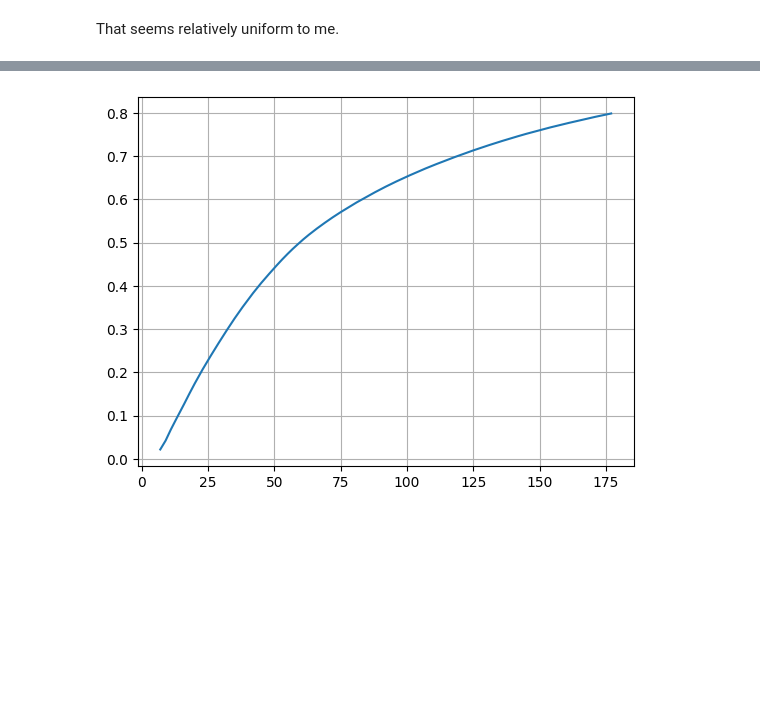
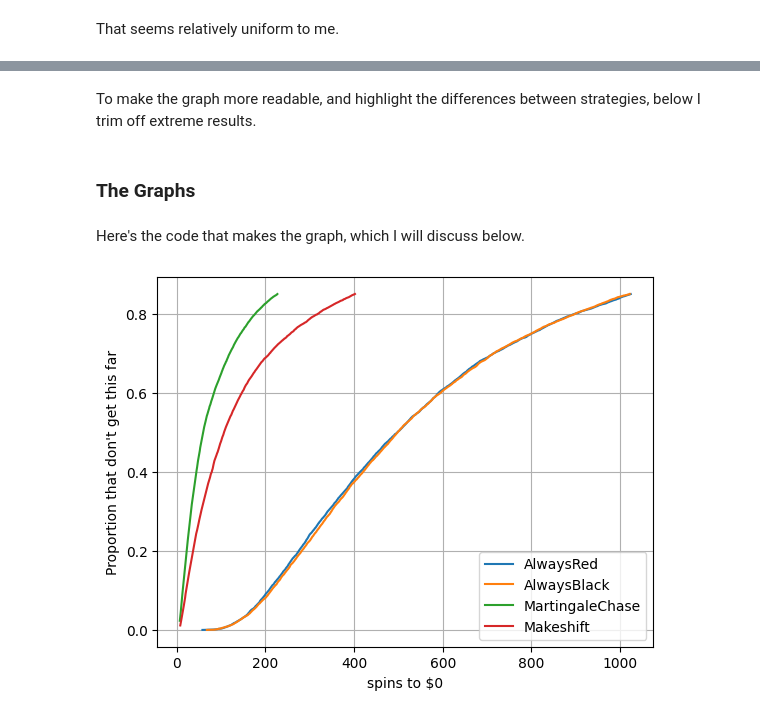
Before and after one commit to TecKnow/python-roulette, a Jupyter notebook: roulette.ipynb, the cells around one changed output, grey strips where cells are left out. Drawn from its saved outputs; the diff is of its cells as text; code cells hidden in the pictures; blank space fills up the shorter version.

Commit message:
Add Makeshift strategy, display results

```diff
--- a/roulette.ipynb
+++ b/roulette.ipynb
@@ -233,0 +292,3 @@ martingale_frequencies_trimmed = [x for x in martingale_frequencies_cumulative i
+# %%
+strategy_samples_run_lengths = {k: [len(i) for i in v] for k, v in strategy_samples.items() for i in v}
+strategy_run_length_frequency_counters = {k: Counter(v) for k, v in strategy_samples_run_lengths.items()}
@@ -233,0 +297,2 @@ martingale_frequencies_trimmed = [x for x in martingale_frequencies_cumulative i
+# %%
+strategy_runs_normalized = {strat: sorted(((run, count/counter.total()) for run, count in counter.items())) for strat, counter in strategy_run_length_frequency_counters.items() }
@@ -234,7 +301,22 @@ martingale_frequencies_trimmed = [x for x in martingale_frequencies_cumulative i
+# %%
+strategy_runs_cumulative = {strat: list(zip([run_len[0] for run_len in runs], itertools.accumulate([run_len[1] for run_len in runs]))) for strat, runs in strategy_runs_normalized.items()}
+# %% [markdown]
+To make the graph more readable, and highlight the differences between strategies, below I trim off extreme results.
+# %%
+strategy_runs_cumulative_trimmed = {k: [r for r in v if r[1] <= 0.85] for k, v in strategy_runs_cumulative.items()}
+# %% [markdown]
+### The Graphs
+# %% [markdown]
+Here's the code that makes the graph, which I will discuss below.
 # %%
 fig, ax = plt.subplots()
-ax.plot([x[0] for x in martingale_frequencies_trimmed], [x[1] for x in martingale_frequencies_trimmed])
+
+for k, v in strategy_runs_cumulative_trimmed.items():
+    ax.plot([i[0] for i in v], [i[1] for i in v], label=str(k))
 ax.grid(True)
+ax.set_xlabel("spins to $0")
+ax.set_ylabel("Proportion that don't get this far")
+ax.legend()
 plt.show()
 # %% [output]
-[figure, old version]
+[figure, new version]
```
Also changed, not shown: parts of 45 cells of this notebook.
